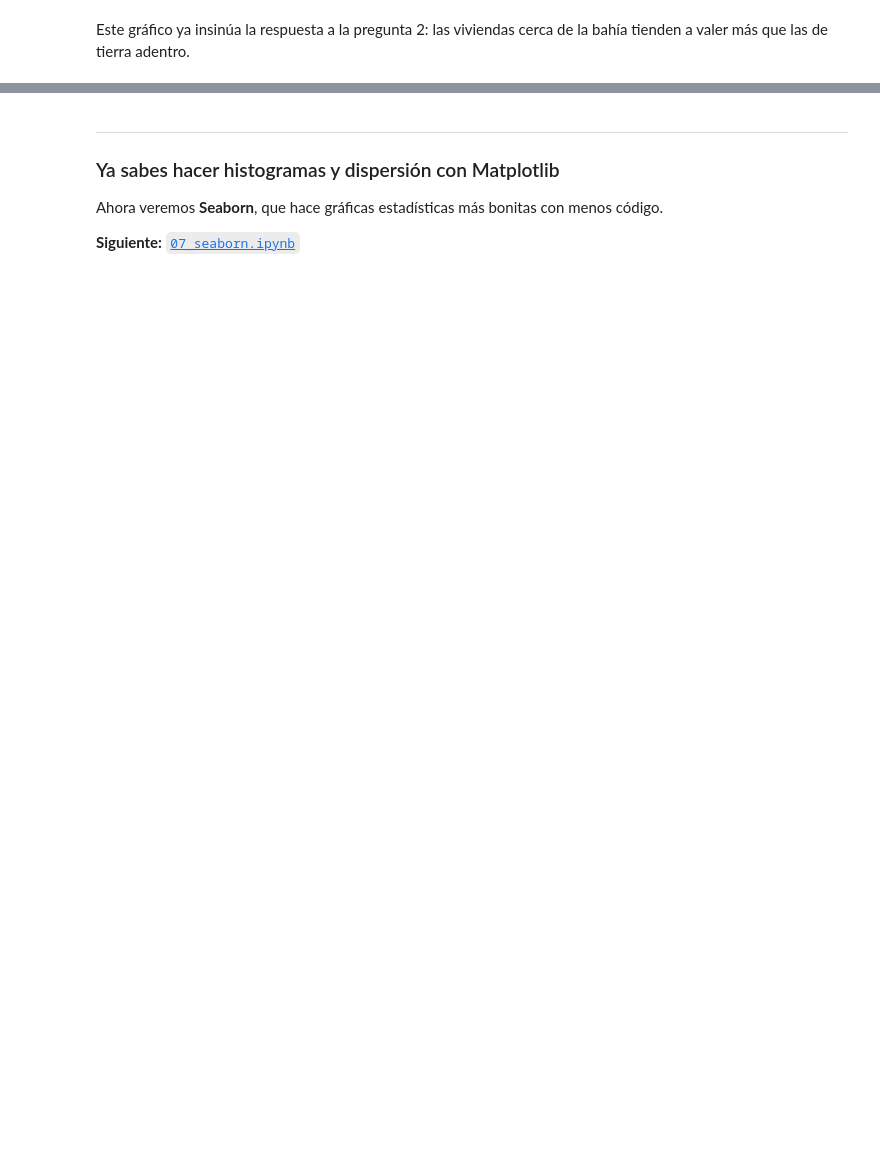
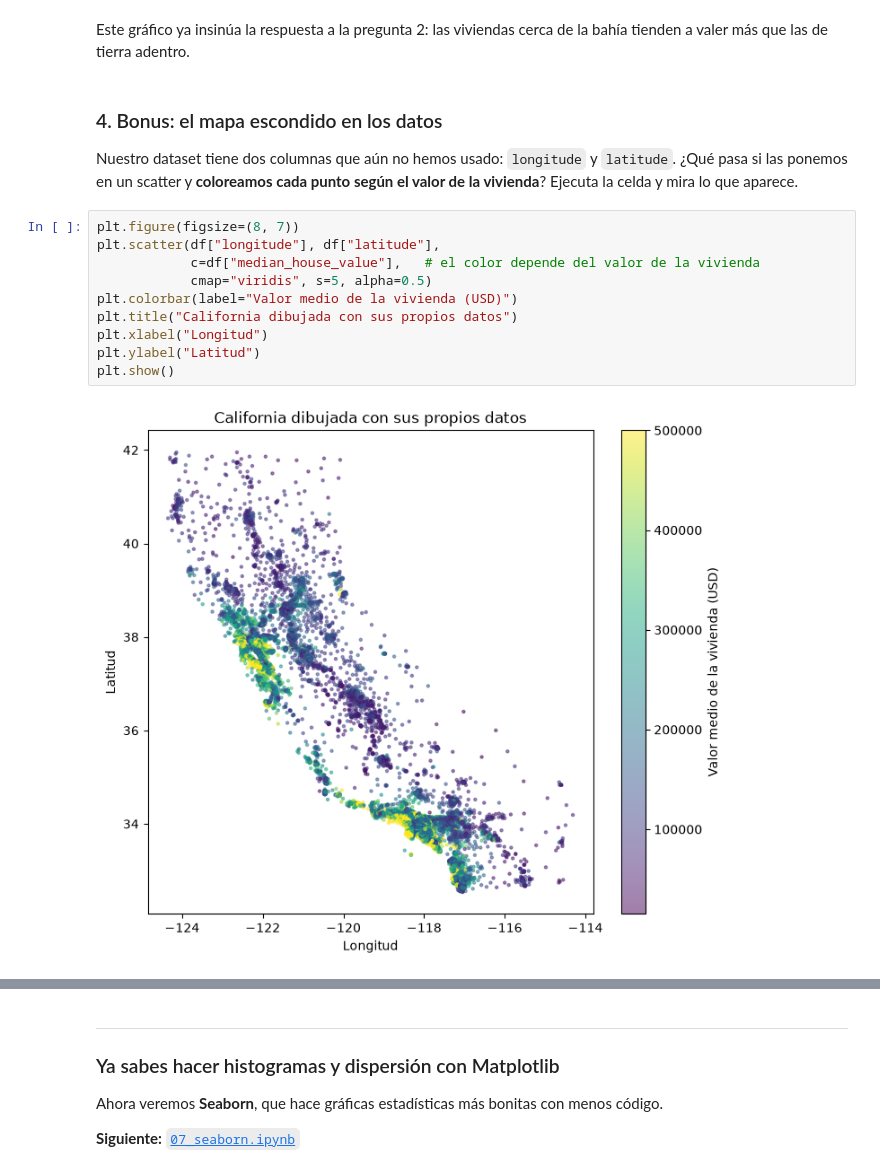
Before and after one commit to DeiberD/Introduccion-manipulacion-y-visualizacion-de-datos, a Jupyter notebook: notebooks/06_matplotlib.ipynb, the cells around one changed output, grey strips where cells are left out. Drawn from its saved outputs; the diff is of its cells as text; blank space fills up the shorter version.

```diff
--- a/notebooks/06_matplotlib.ipynb
+++ b/notebooks/06_matplotlib.ipynb
@@ -96,3 +96,21 @@ plt.show()
 # %% [markdown]
 Este gráfico ya insinúa la respuesta a la pregunta 2: las viviendas cerca de la bahía
 tienden a valer más que las de tierra adentro.
+# %% [markdown]
+### 4. Bonus: el mapa escondido en los datos
+
+Nuestro dataset tiene dos columnas que aún no hemos usado: `longitude` y `latitude`. ¿Qué pasa si
+las ponemos en un scatter y **coloreamos cada punto según el valor de la vivienda**?
+Ejecuta la celda y mira lo que aparece.
+# %%
+plt.figure(figsize=(8, 7))
+plt.scatter(df["longitude"], df["latitude"],
+            c=df["median_house_value"],   # el color depende del valor de la vivienda
+            cmap="viridis", s=5, alpha=0.5)
+plt.colorbar(label="Valor medio de la vivienda (USD)")
+plt.title("California dibujada con sus propios datos")
+plt.xlabel("Longitud")
+plt.ylabel("Latitud")
+plt.show()
+# %% [output]
+[figure, added]
```
Also changed, not shown: parts of 7 cells of this notebook, 14 other files.
